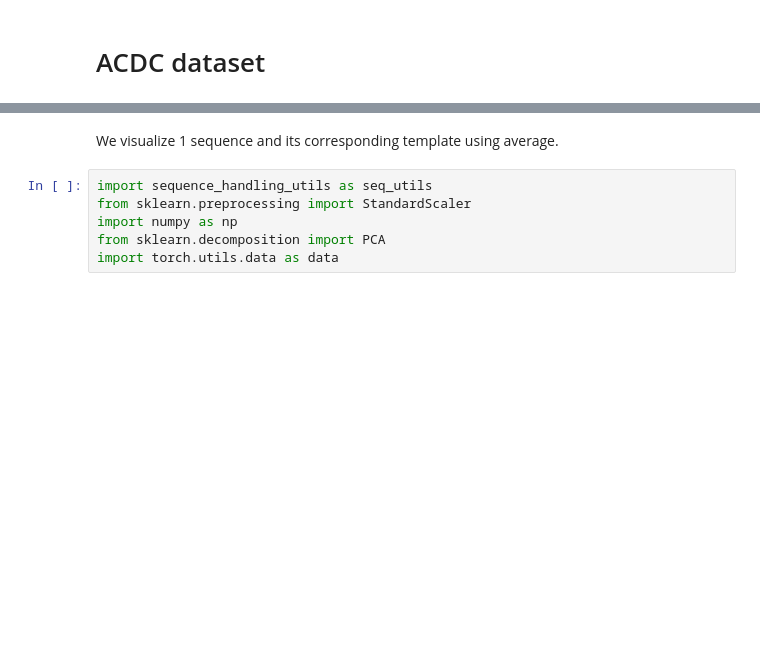
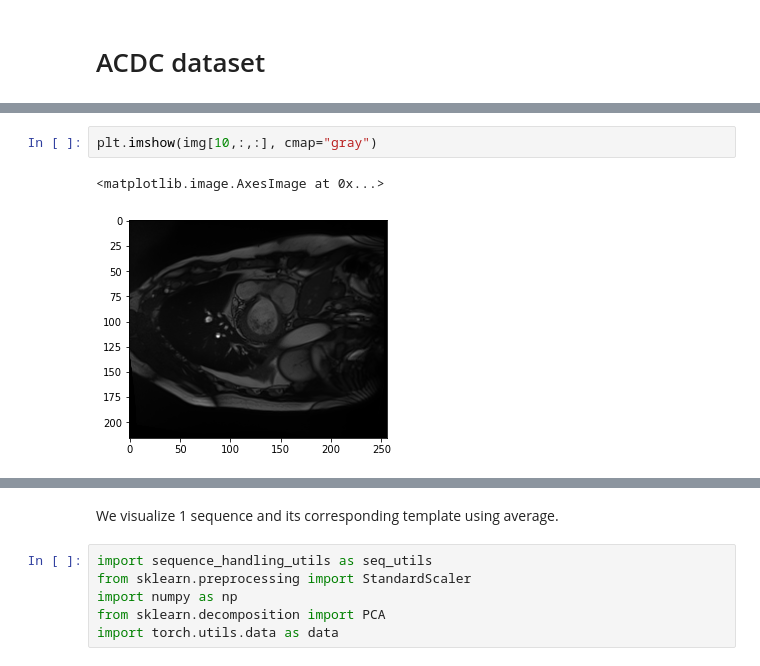
Before and after one commit to ManalHamdi/RAFT, a Jupyter notebook: core/DataVisualisation.ipynb, the cells around one changed output, grey strips where cells are left out. Cells and saved outputs as stored; diff of their text form; blank space fills up the shorter version.

```diff
--- a/core/DataVisualisation.ipynb
+++ b/core/DataVisualisation.ipynb
@@ -2,0 +25,5 @@
+# %%
+plt.imshow(img[10,:,:], cmap="gray")
+# %% [output]
+<matplotlib.image.AxesImage at 0x...>
+[figure, added]
```
Also changed, not shown: parts of 12 cells of this notebook, 6 other files.
